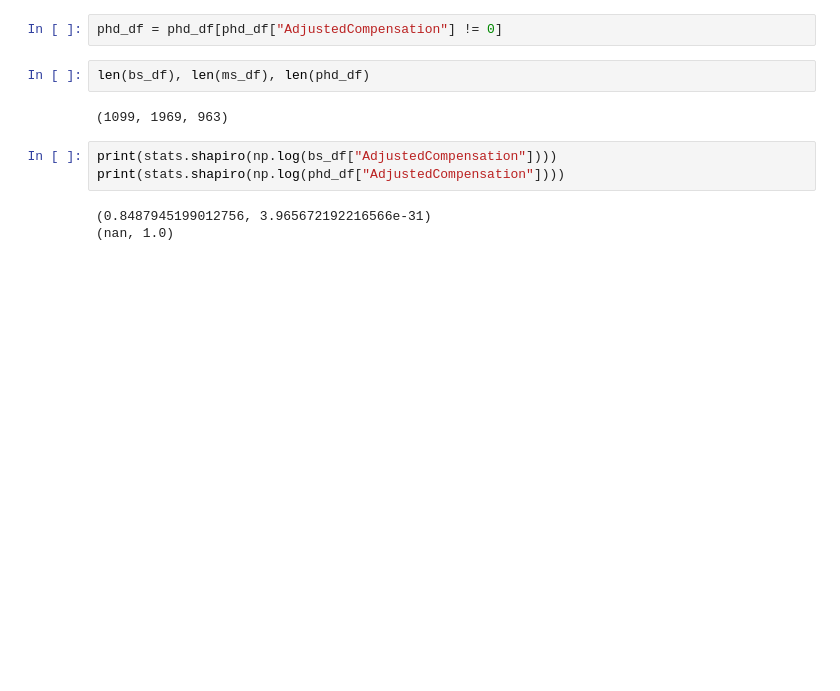
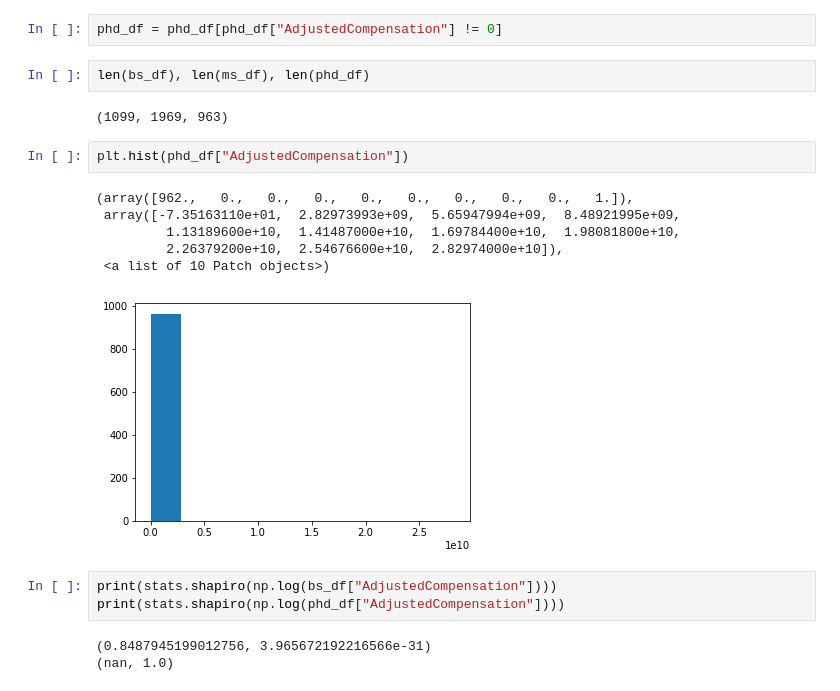
Before and after one commit to npschafer/dsc-in-depth-ab-testing-lab-houston-ds-042219, a Jupyter notebook: index.ipynb, the cells around one changed output. Drawn from its saved outputs; the diff is of its cells as text; blank space fills up the shorter version.

```diff
--- a/index.ipynb
+++ b/index.ipynb
@@ -204,6 +204,15 @@ phd_df = phd_df[phd_df["AdjustedCompensation"] != 0]
 len(bs_df), len(ms_df), len(phd_df)
 # %% [output]
 (1099, 1969, 963)
+# %%
+plt.hist(phd_df["AdjustedCompensation"])
+# %% [output]
+(array([962.,   0.,   0.,   0.,   0.,   0.,   0.,   0.,   0.,   1.]),
+ array([-7.35163110e+01,  2.82973993e+09,  5.65947994e+09,  8.48921995e+09,
+         1.13189600e+10,  1.41487000e+10,  1.69784400e+10,  1.98081800e+10,
+         2.26379200e+10,  2.54676600e+10,  2.82974000e+10]),
+ <a list of 10 Patch objects>)
+[figure, added]
 # %%
 print(stats.shapiro(np.log(bs_df["AdjustedCompensation"])))
 print(stats.shapiro(np.log(phd_df["AdjustedCompensation"])))
```
